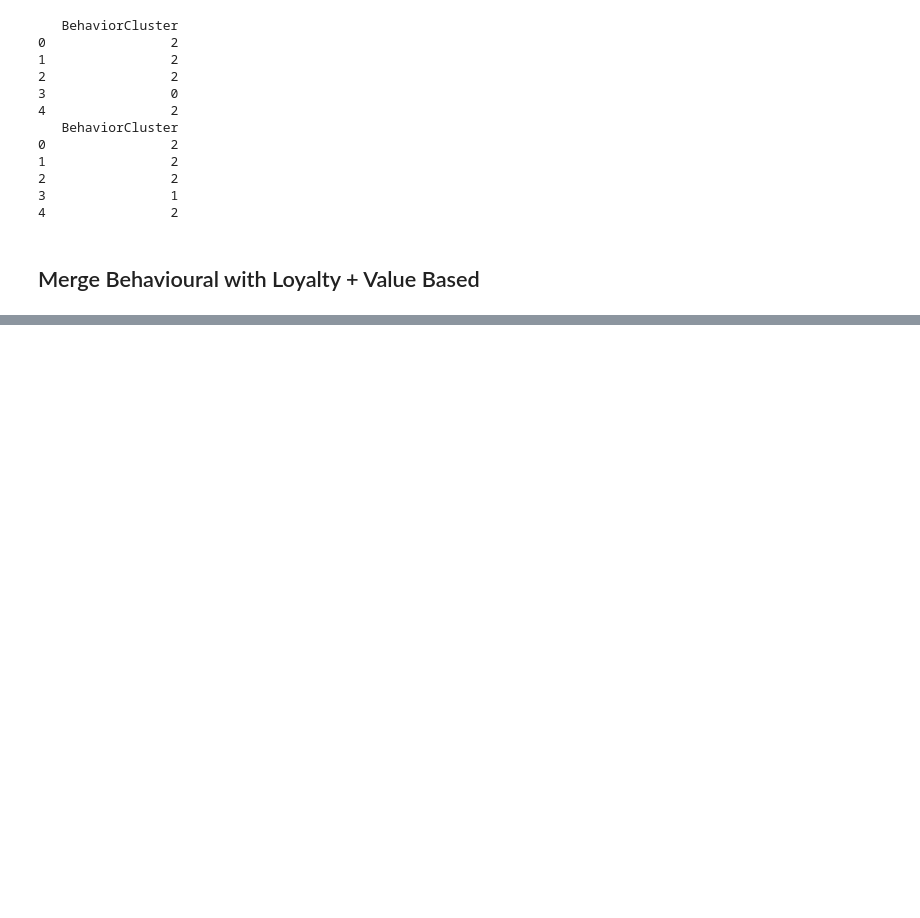
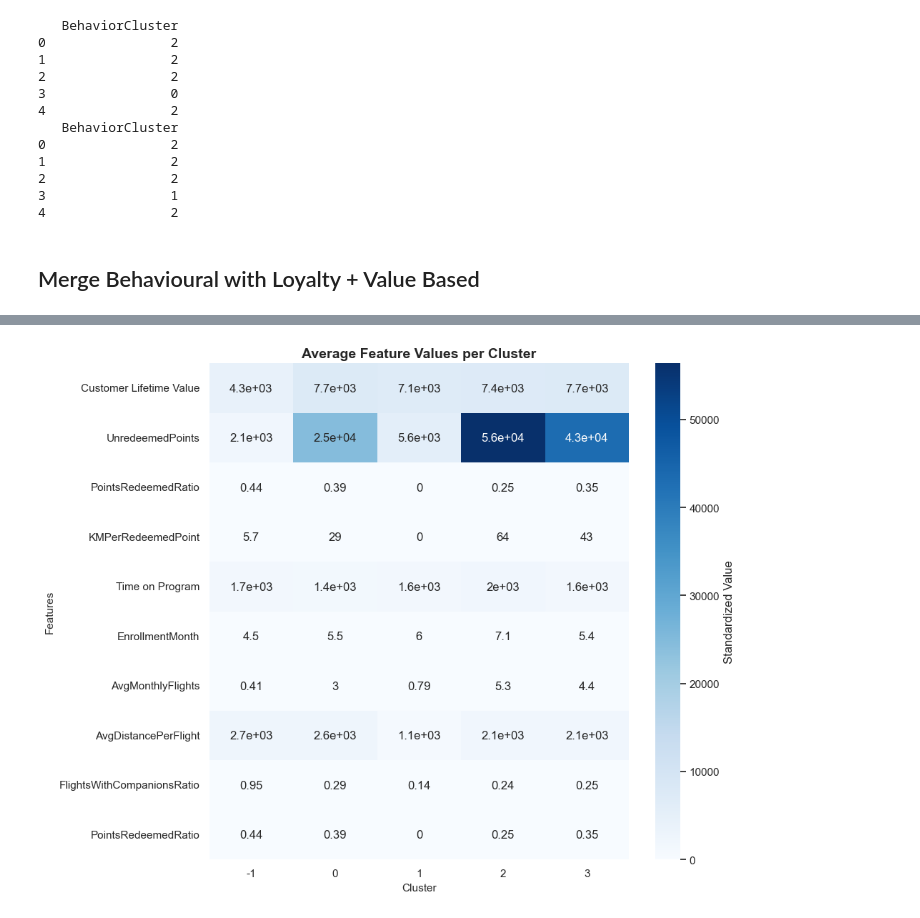
Before and after one commit to calcoafrancisca/Group-39---DM---Part2, a Jupyter notebook: duplicated_clustering.ipynb, the cells around one changed output, grey strips where cells are left out. Drawn from its saved outputs; the diff is of its cells as text; code cells hidden in the pictures; blank space fills up the shorter version.

```diff
--- a/duplicated_clustering.ipynb
+++ b/duplicated_clustering.ipynb
@@ -1261,0 +1487,11 @@ print(FlightsDB_2[['BehaviorCluster']].head())
+# %%
+def safe_map_stage2(row):
+    key = (row['Merged_Cluster_1'], row['BehaviorCluster'])
+    if row['Merged_Cluster_1'] == -1 or row['BehaviorCluster'] == -1:
+        return -1
+    return cluster_mapper.get(key, -1)
+df_22 = df_2.copy()
+df_22['Merged_Clusters_2'] = df_22.apply(safe_map_stage2, axis=1)
+
+df_21 = df_1.copy()
+df_21['Merged_Clusters_2'] = df_21.apply(safe_map_stage2, axis=1)
@@ -1261,0 +1518,28 @@ print(FlightsDB_2[['BehaviorCluster']].head())
+# %%
+import seaborn as sns
+import matplotlib.pyplot as plt
+
+# Select numeric column names
+som_features = VB_col + LO_col + ehavioral_features
+# Calculate mean values per cluster
+corr = df_21.groupby('Merged_Clusters_2')[som_features].mean().round(3)
+corr = corr.T
+
+# Single figure with BLUE colormap
+plt.figure(figsize=(10, 8))
+
+sns.heatmap(
+    corr,
+    annot=True,
+    cmap='Blues',
+    cbar_kws={'label': 'Standardized Value'}
+)
+
+plt.title('Average Feature Values per Cluster', fontsize=14, weight='bold')
+plt.xlabel('Cluster', fontsize=11)
+plt.ylabel('Features', fontsize=11)
+
+plt.tight_layout()
+plt.show()
+# %% [output]
+[figure, added]
```
Also changed, not shown: parts of 12 cells of this notebook.
